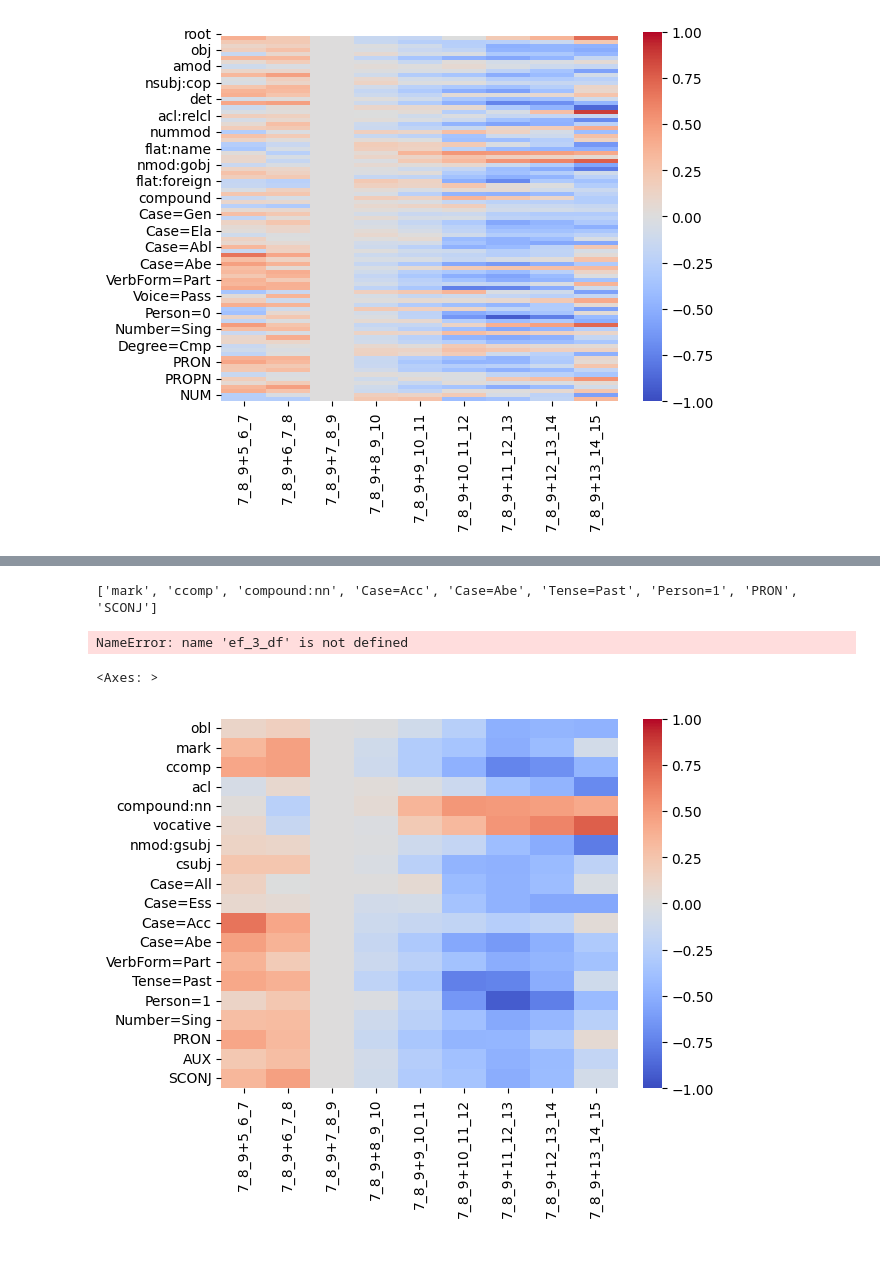
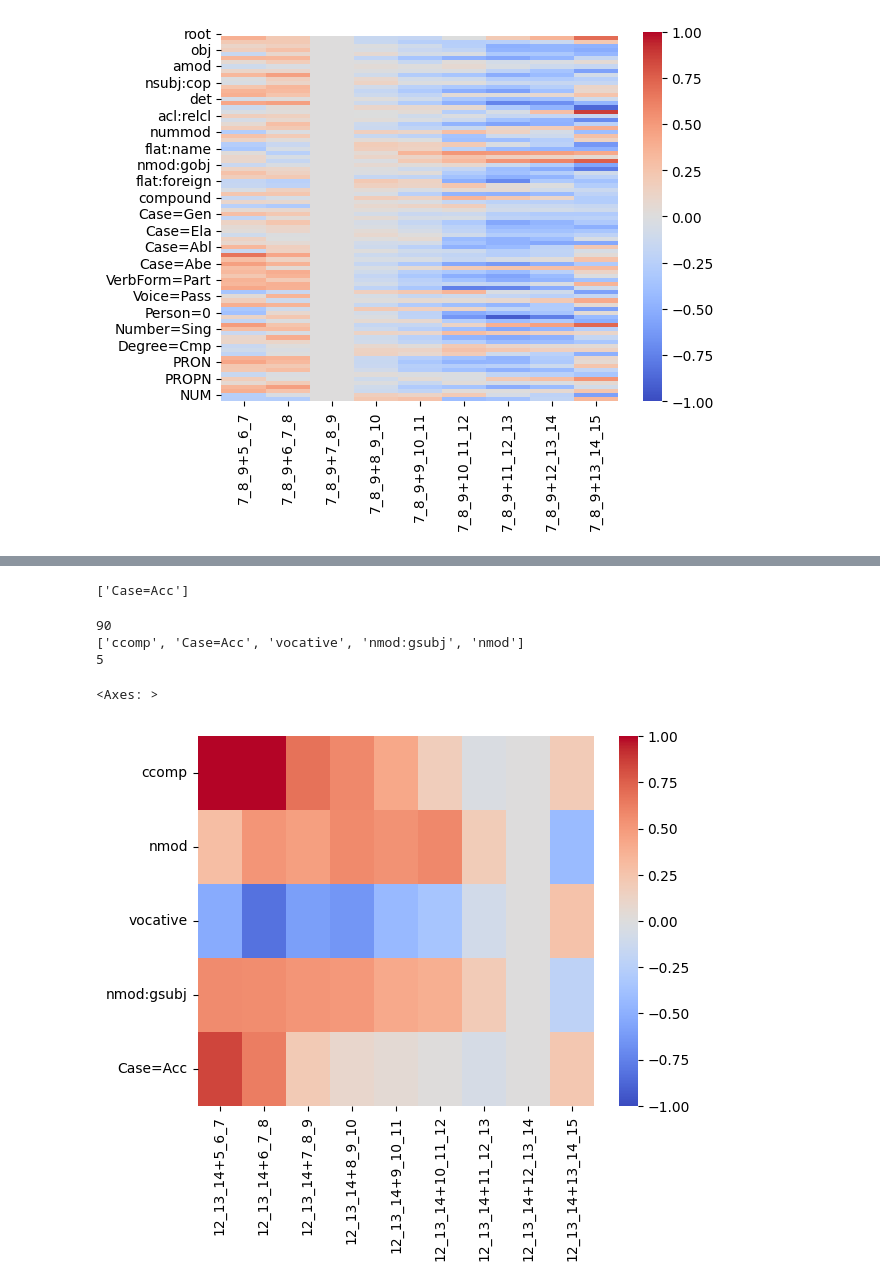
Before and after one commit to TurkuNLP/FCBLex-pipeline, a Jupyter notebook: KFA_new_age_labeling.ipynb, the cells around one changed output, grey strips where cells are left out. Saved outputs shown, nothing was run; the diff lists cells and outputs as text; code cells hidden in the pictures; blank space fills up the shorter version.

```diff
--- a/KFA_new_age_labeling.ipynb
+++ b/KFA_new_age_labeling.ipynb
@@ -126,3 +144,12 @@ from pprint import pprint
+# %%
+scaling_features_late = []
+for feat in ALL_FEATS:
+    temp_df = ef_3_df[sub_columns(ef_3_df.columns, '12')]
+    y_1 = temp_df[temp_df.columns[:8]].loc[feat].to_numpy(na_value=0.0)
+    y_2 = temp_df[temp_df.columns[9:]].loc[feat].to_numpy(na_value=0.0)
+    if ((y_1<0.1).sum() == len(y_1) and (y_2>-0.1).sum() == len(y_2)) or ((y_1>-0.1).sum() == len(y_1) and (y_2<0.1).sum() == len(y_2)):
+        if ((abs(y_1)>0.5).sum() > 3) or ((abs(y_2)>0.5).sum() > 0):
+            scaling_features_late.append(feat)
 # %%
 scaling_features_middle = []
 for feat in ALL_FEATS:
@@ -130,7 +157,7 @@ for feat in ALL_FEATS:
     y_1 = temp_df[temp_df.columns[:4]].loc[feat].to_numpy(na_value=0.0)
     y_2 = temp_df[temp_df.columns[5:]].loc[feat].to_numpy(na_value=0.0)
     if ((y_1<0.1).sum() == len(y_1) and (y_2>-0.1).sum() == len(y_2)) or ((y_1>-0.1).sum() == len(y_1) and (y_2<0.1).sum() == len(y_2)):
-        if ((abs(y_1)>0.4).sum() > 1) or ((abs(y_2)>0.4).sum() > 1):
+        if ((abs(y_1)>0.5).sum() > 2) or ((abs(y_2)>0.5).sum() > 2):
             scaling_features_middle.append(feat)
 # %%
 scaling_features_early = []
@@ -139,13 +166,12 @@ for feat in ALL_FEATS:
     y_1 = temp_df[temp_df.columns[:2]].loc[feat].to_numpy(na_value=0.0)
     y_2 = temp_df[temp_df.columns[3:]].loc[feat].to_numpy(na_value=0.0)
     if ((y_1<0.1).sum() == len(y_1) and (y_2>-0.1).sum() == len(y_2)) or ((y_1>-0.1).sum() == len(y_1) and (y_2<0.1).sum() == len(y_2)):
-        if ((abs(y_1)>0.4).sum() > 0) or ((abs(y_2)>0.4).sum() > 3):
+        if ((abs(y_1)>0.5).sum() > 0) or ((abs(y_2)>0.5).sum() > 3):
             scaling_features_early.append(feat)
-print(scaling_features_early)
 # %% [output]
-['mark', 'ccomp', 'compound:nn', 'Case=Acc', 'Case=Abe', 'Tense=Past', 'Person=1', 'PRON', 'SCONJ']
+['Case=Acc']
 # %%
-dupes_removed = list(set(scaling_features_early+scaling_features_middle))
+dupes_removed = list(set(scaling_features_early+scaling_features_middle+scaling_features_late))
 # %%
 testing_df = ef_3_df.copy()
 print(len(testing_df))
@@ -154,17 +180,20 @@ remove = [key for key in non_important if non_important[key] < 20]
 # ,
 most_important = ['ccomp','vocative', 'nmod','nmod:gsubj','VerbForm=Part','Connegative=Yes', 'CCONJ', 'AUX','nummod','compound:nn']
 most_important = dupes_removed
+#most_important = ['vocative']
 to_drop = [x for x in ALL_FEATS if x not in most_important]
-print(remove)
+print(most_important)
 testing_df_edited = testing_df.drop(to_drop)
 print(len(testing_df_edited))
 # %% [output]
-NameError: name 'ef_3_df' is not defined
+90
+['ccomp', 'Case=Acc', 'vocative', 'nmod:gsubj', 'nmod']
+5
 # %%
-sns.heatmap(testing_df_edited[sub_columns(ef_3_df.columns, '7')], cmap='coolwarm', vmin=-1, vmax=1)
+sns.heatmap(testing_df_edited[sub_columns(ef_3_df.columns, '12')], cmap='coolwarm', vmin=-1, vmax=1)
 # %% [output]
 <Axes: >
-[figure, old version]
+[figure, new version]
 # %%
 windows = ['5_6_7','6_7_8','7_8_9','8_9_10','9_10_11','10_11_12','11_12_13','12_13_14','13_14_15']
 def sub_columns_expanded(columns: list[str], start: str) -> list[str]:
```
Also changed, not shown: parts of 5 cells of this notebook, 10 other files.
